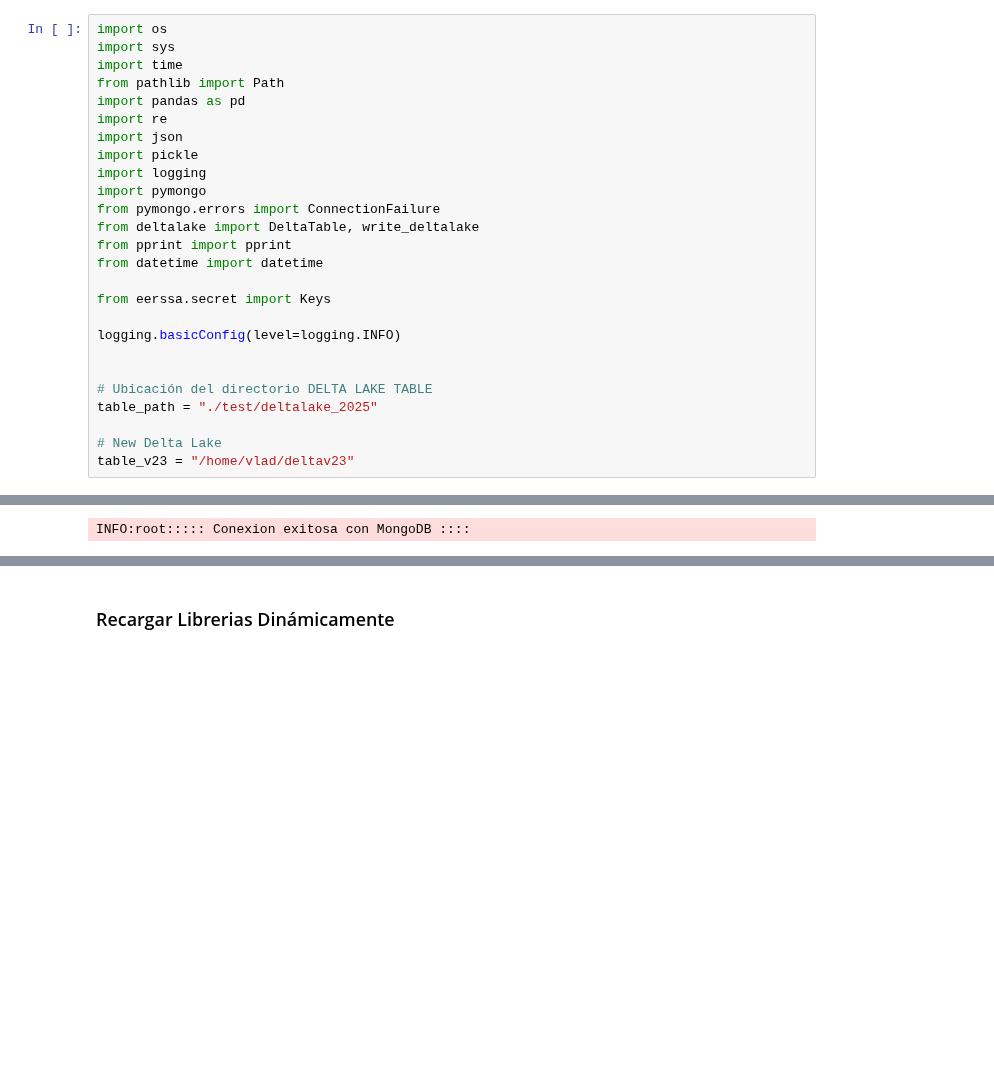
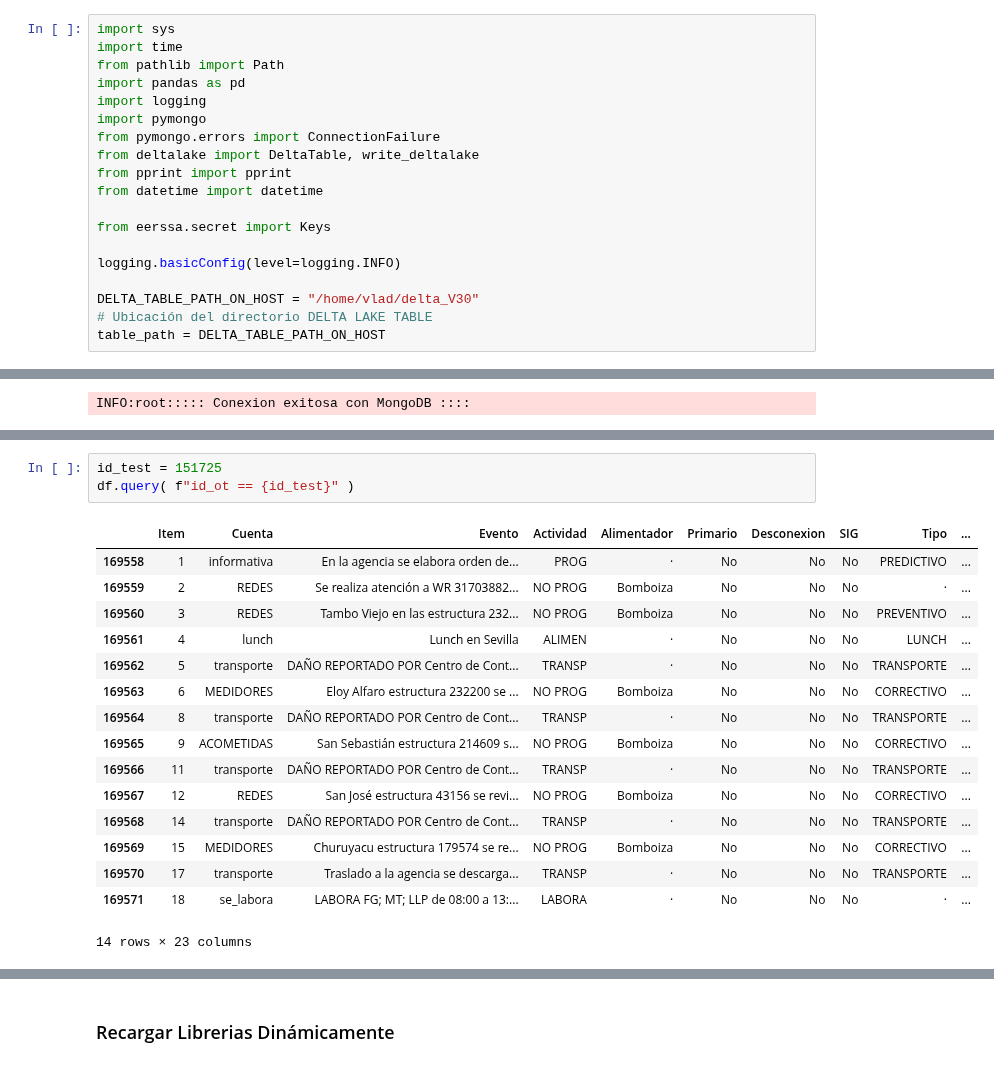
Before and after one commit to ernestopalacios/ordenes_de_trabajo, a Jupyter notebook: Test_DataLake.ipynb, the cells around one changed output, grey strips where cells are left out. Cells and saved outputs as stored; diff of their text form; blank space fills up the shorter version.

```diff
--- a/Test_DataLake.ipynb
+++ b/Test_DataLake.ipynb
@@ -3,14 +3,10 @@
 
 Local instance to manage MatrizActividades
 # %%
-import os
 import sys
 import time
 from pathlib import Path
 import pandas as pd
-import re
-import json
-import pickle
 import logging
 import pymongo
 from pymongo.errors import ConnectionFailure
@@ -22,11 +18,8 @@ from eerssa.secret import Keys
 
 logging.basicConfig(level=logging.INFO)
 
-
+DELTA_TABLE_PATH_ON_HOST = "/home/vlad/delta_V30"
 # Ubicación del directorio DELTA LAKE TABLE
-table_path = "./test/deltalake_2025"
-
-# New Delta Lake
-table_v23 = "/home/vlad/deltav23"
+table_path = DELTA_TABLE_PATH_ON_HOST
 # %% [output]
 Success!!!
@@ -71,0 +91,20 @@ Conectado a la tabla Delta Lake en: ./test/deltalake_2025
+# %%
+id_test = 151725
+df.query( f"id_ot == {id_test}" )
+# %% [output]
+|  | Item | Cuenta | Evento | Actividad | Alimentador | Primario | Desconexion | SIG | Tipo | ... |
+| 169558 | 1 | informativa | En la agencia se elabora orden de... | PROG | · | No | No | No | PREDICTIVO | ... |
+| 169559 | 2 | REDES | Se realiza atención a WR 31703882... | NO PROG | Bomboiza | No | No | No | · | ... |
+| 169560 | 3 | REDES | Tambo Viejo en las estructura 232... | NO PROG | Bomboiza | No | No | No | PREVENTIVO | ... |
+| 169561 | 4 | lunch | Lunch en Sevilla | ALIMEN | · | No | No | No | LUNCH | ... |
+| 169562 | 5 | transporte | DAÑO REPORTADO POR Centro de Cont... | TRANSP | · | No | No | No | TRANSPORTE | ... |
+| 169563 | 6 | MEDIDORES | Eloy Alfaro estructura 232200 se ... | NO PROG | Bomboiza | No | No | No | CORRECTIVO | ... |
+| 169564 | 8 | transporte | DAÑO REPORTADO POR Centro de Cont... | TRANSP | · | No | No | No | TRANSPORTE | ... |
+| 169565 | 9 | ACOMETIDAS | San Sebastián estructura 214609 s... | NO PROG | Bomboiza | No | No | No | CORRECTIVO | ... |
+| 169566 | 11 | transporte | DAÑO REPORTADO POR Centro de Cont... | TRANSP | · | No | No | No | TRANSPORTE | ... |
+| 169567 | 12 | REDES | San José estructura 43156 se revi... | NO PROG | Bomboiza | No | No | No | CORRECTIVO | ... |
+| 169568 | 14 | transporte | DAÑO REPORTADO POR Centro de Cont... | TRANSP | · | No | No | No | TRANSPORTE | ... |
+| 169569 | 15 | MEDIDORES | Churuyacu estructura 179574 se re... | NO PROG | Bomboiza | No | No | No | CORRECTIVO | ... |
+| 169570 | 17 | transporte | Traslado a la agencia se descarga... | TRANSP | · | No | No | No | TRANSPORTE | ... |
+| 169571 | 18 | se_labora | LABORA FG; MT; LLP de 08:00 a 13:... | LABORA | · | No | No | No | · | ... |
+14 rows × 23 columns
```
Also changed, not shown: parts of 26 cells of this notebook, 8 other files.
